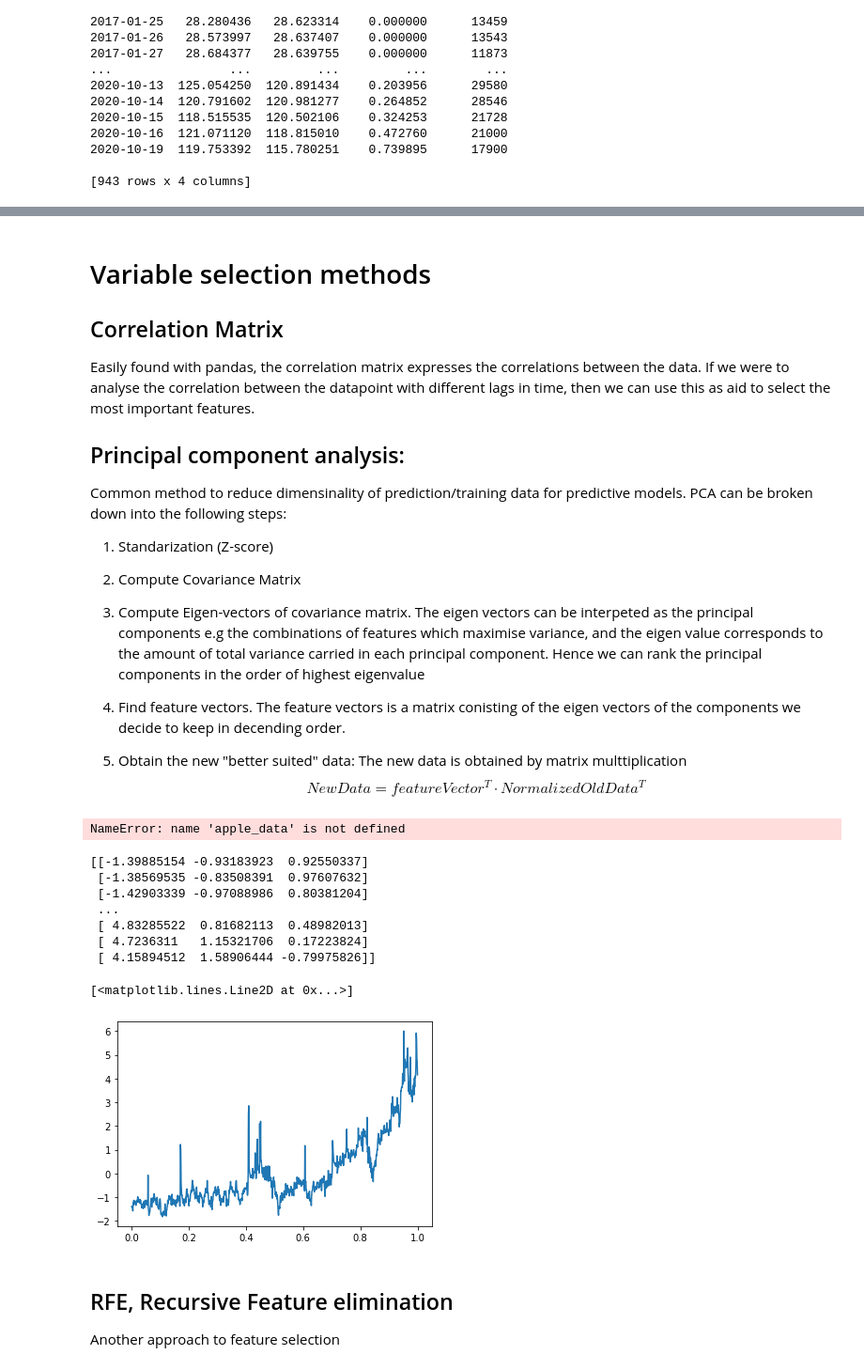
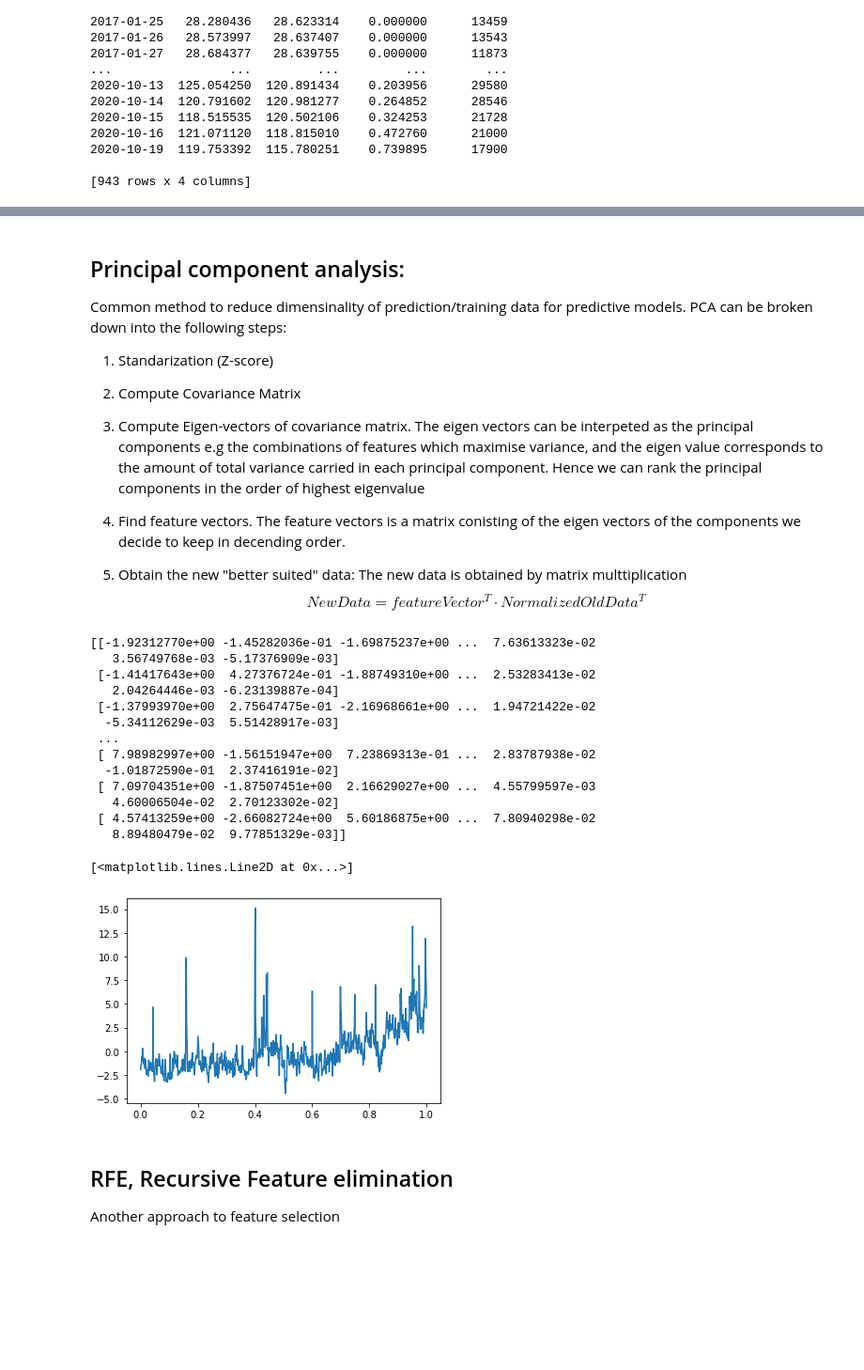
Before and after one commit to Sommerli/stock-prediction, a Jupyter notebook: stock_prediction.ipynb, the cells around one changed output, grey strips where cells are left out. Shown at 94% size. Cells and saved outputs as stored; diff of their text form; code cells hidden in the pictures; blank space fills up the shorter version.

```diff
--- a/stock_prediction.ipynb
+++ b/stock_prediction.ipynb
@@ -116,11 +69,3 @@ from sklearn.feature_selection import RFE
 from sklearn.neural_network import MLPRegressor
 from sklearn.model_selection import train_test_split
 from sklearn import svm
-# %%
-# Yahoo finance - get data
-TICKER = 'AAPL'
-
-stock = yf.Ticker(TICKER)
-#stock.info
-
-print(stock.info['shortName'])
@@ -297,0 +172,5 @@ Date
+# %%
+stock_data = apple_data[['Open','Close']]
+wiki_data = apple_data[["wikiviews"]]
+
+print(stock_data, wiki_data)
@@ -298,8 +307,5 @@ Date
 # %% [markdown]
-# Variable selection methods
 
-## Correlation Matrix
-Easily found with pandas, the correlation matrix expresses the correlations between the data. If we were to analyse the correlation between the datapoint with different lags in time, then we can use this as aid to select the most important features.
 
 ## Principal component analysis:
 Common method to reduce dimensinality of prediction/training data for predictive models.
@@ -321,39 +327,37 @@ The new data is obtained by matrix multtiplication
 \begin{equation}
 NewData = featureVector^{T} \cdot NormalizedOldData^{T}
 \end{equation}
-# %%
-#correlation matrix
-corrs = apple_data.corr()
-
-print(corrs)
-# %% [output]
-NameError: name 'apple_data' is not defined
 # %%
-### Principal component analysis
-
-# test_data = normalize(apple_data) #Normalizer scales row-wise, Not sure if neccessary
+# pca_test_data = normalize(all_data) #Normalizer scales row-wise, Not sure if neccessary
 
 scaler_for_pca = StandardScaler() #StandardScaler scales columnwise
-scaler_for_pca.fit(apple_data)
-pca_test_data = scaler_for_pca.transform(apple_data)
+scaler_for_pca.fit(all_data)
+pca_data = scaler_for_pca.transform(all_data)
+
 
 pca = PCA(n_components='mle', svd_solver='full')
-pca.fit(pca_test_data)
+pca.fit(pca_data)
 dimension_reduced_data = pca.transform(pca_test_data)
 print(dimension_reduced_data)
 
 fig2, axz = plt.subplots()
-axz.plot(np.linspace(0,1, num =943),dimension_reduced_data[:,0])
+axz.plot(np.linspace(0,1, num =929),dimension_reduced_data[:,0])
 # %% [output]
-[[-1.39885154 -0.93183923  0.92550337]
- [-1.38569535 -0.83508391  0.97607632]
- [-1.42903339 -0.97088986  0.80381204]
+[[-1.92312770e+00 -1.45282036e-01 -1.69875237e+00 ...  7.63613323e-02
+   3.56749768e-03 -5.17376909e-03]
+ [-1.41417643e+00  4.27376724e-01 -1.88749310e+00 ...  2.53283413e-02
+   2.04264446e-03 -6.23139887e-04]
+ [-1.37993970e+00  2.75647475e-01 -2.16968661e+00 ...  1.94721422e-02
+  -5.34112629e-03  5.51428917e-03]
  ...
- [ 4.83285522  0.81682113  0.48982013]
- [ 4.7236311   1.15321706  0.17223824]
- [ 4.15894512  1.58906444 -0.79975826]]
+ [ 7.98982997e+00 -1.56151947e+00  7.23869313e-01 ...  2.83787938e-02
+  -1.01872590e-01  2.37416191e-02]
+ [ 7.09704351e+00 -1.87507451e+00  2.16629027e+00 ...  4.55799597e-03
+   4.60006504e-02  2.70123302e-02]
+ [ 4.57413259e+00 -2.66082724e+00  5.60186875e+00 ...  7.80940298e-02
+   8.89480479e-02  9.77851329e-03]]
 [<matplotlib.lines.Line2D at 0x...>]
-[figure, old version]
+[figure, new version]
 # %% [markdown]
 ## RFE, Recursive Feature elimination
  Another approach to feature selection
```
Also changed, not shown: parts of 32 cells of this notebook.
